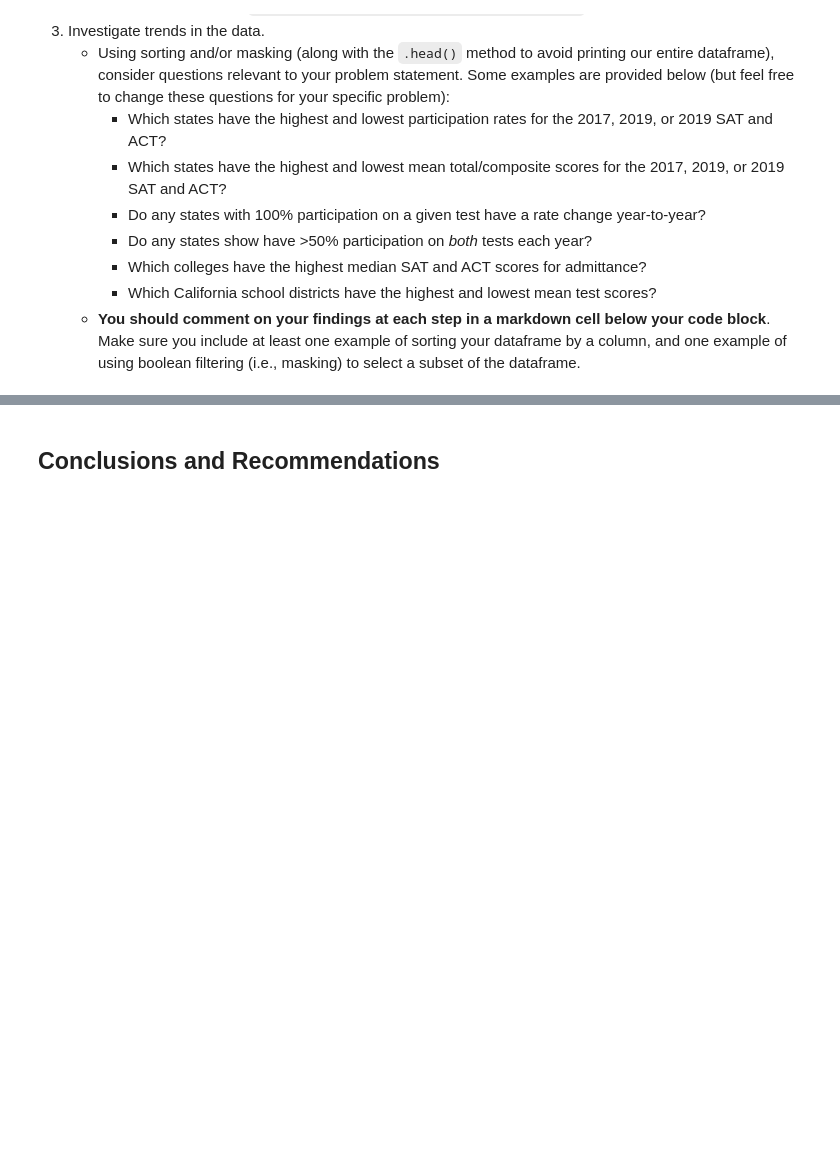
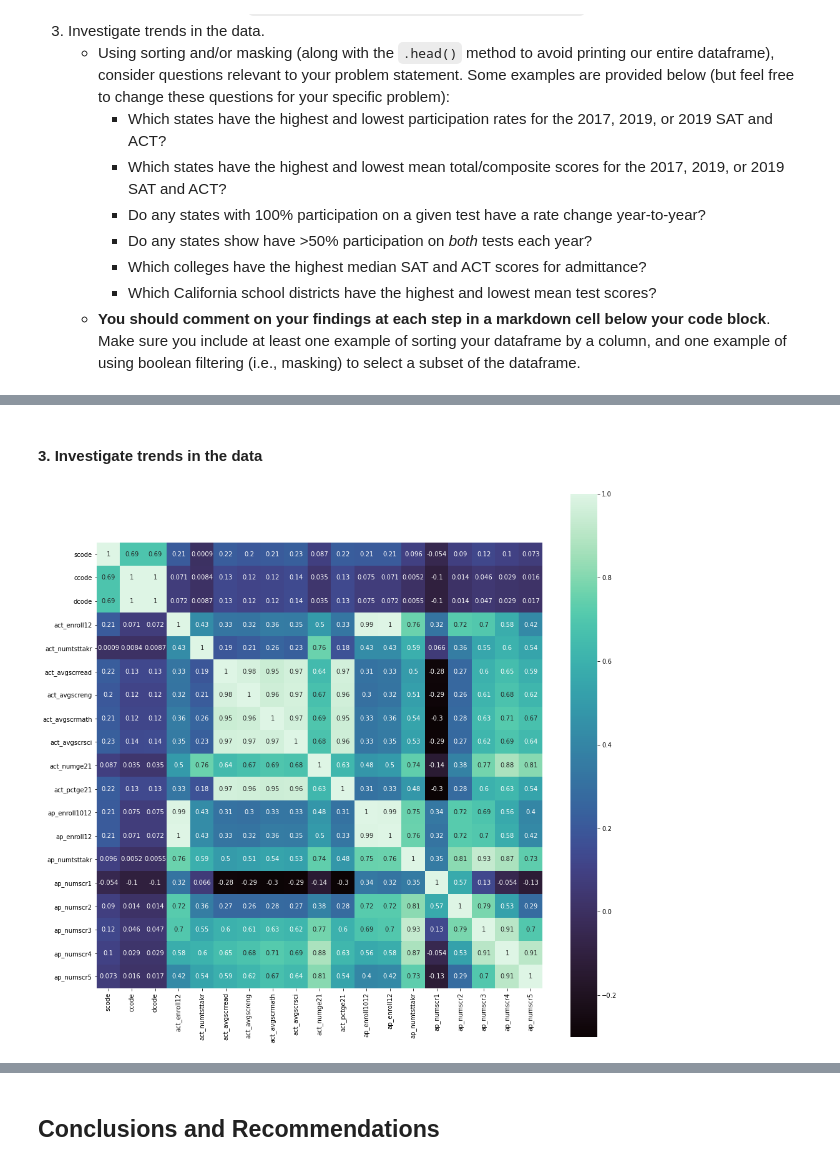
Before and after one commit to Jgates62/ap_act_performance_analysis, a Jupyter notebook: code/jg_project_code.ipynb, the cells around one changed output, grey strips where cells are left out. Drawn from its saved outputs; the diff is of its cells as text; code cells hidden in the pictures; blank space fills up the shorter version.

Commit message:
Cleaned data and started EDA

```diff
--- a/code/jg_project_code.ipynb
+++ b/code/jg_project_code.ipynb
@@ -546,0 +532,2 @@ df_ap.head(1)
+# %%
+ap_act_df = ap_act_df[ap_act_df.act_rtype != 'X']
@@ -546,0 +536,2 @@ df_ap.head(1)
+# %%
+ap_act_df = ap_act_df[ap_act_df.ap_studentgroup == 'ALL'].reset_index(drop = True)
@@ -546,0 +540,3 @@ df_ap.head(1)
+# %%
+ap_act_df.drop(['act_cds', 'act_scode','ap_scode' ,'ap_dname' , 'ap_cds', 'ap_ccode',
+                            'ap_dcode', 'ap_rtype', 'ap_sname', 'ap_cname'], axis = 1, inplace = True)
@@ -546,0 +545,4 @@ df_ap.head(1)
+# %%
+ap_act_df.rename({'key_0': 'scode', 'act_cds' : 'cds', 'act_ccode' : 'ccode',
+                  'act_cdcode' : 'dcode', 'act_rtype' : 'rtype', 'act_sname' : 'sname',
+                  'act_dname' : 'dname', 'act_cname' : 'cname'}, axis = 1, inplace = True)
@@ -626,0 +709,15 @@ Complete the following steps to explore your data. You are welcome to do more ED
+# %% [markdown]
+#### 3. Investigate trends in the data
+# %%
+# Get correlation of variables.
+ap_act_corr = ap_act_df.corr()
+
+# Establish size of figure.
+plt.figure(figsize = (16,16))
+
+# Plot our correlation heatmap, while masking the upper triangle to be white.
+sns.heatmap(ap_act_corr, mask = False, square = True, cmap = 'mako', annot = True);
+
+# We have a negative correlation between
+# %% [output]
+[figure, added]
```
Also changed, not shown: parts of 49 cells of this notebook, 1 other file.
